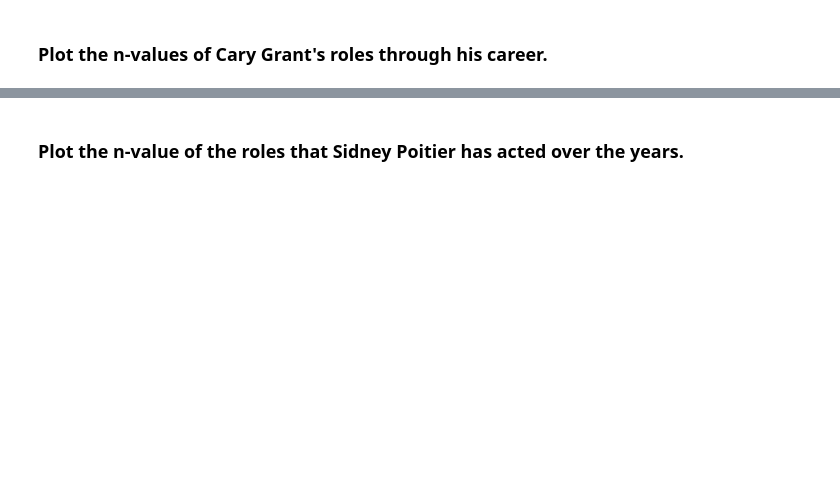
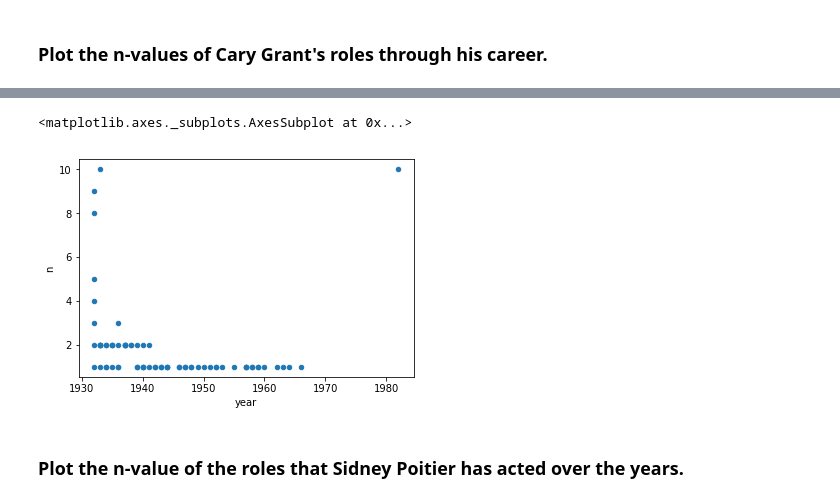
Before and after one commit to GitHubAnatta/Brandon-Rhodes-Pandas-Tutorial, a Jupyter notebook: Exercises-2.ipynb, the cells around one changed output, grey strips where cells are left out. Cells and saved outputs as stored; diff of their text form; code cells hidden in the pictures; blank space fills up the shorter version.

```diff
--- a/Exercises-2.ipynb
+++ b/Exercises-2.ipynb
@@ -253,2 +266,5 @@ cast
 # %% [markdown]
 ### Plot the n-values of Cary Grant's roles through his career.
+# %%
+cary_grant = cast[(cast.name == 'Cary Grant') & (cast.n.notnull())].sort_values('year')
+cary_grant.head()
@@ -255,2 +278,7 @@ cast
+# %%
+cary_grant.plot(x='year', y='n', kind='scatter')
+# %% [output]
+<matplotlib.axes._subplots.AxesSubplot at 0x...>
+[figure, added]
 # %% [markdown]
 ### Plot the n-value of the roles that Sidney Poitier has acted over the years.
```
Also changed, not shown: parts of 16 cells of this notebook.
